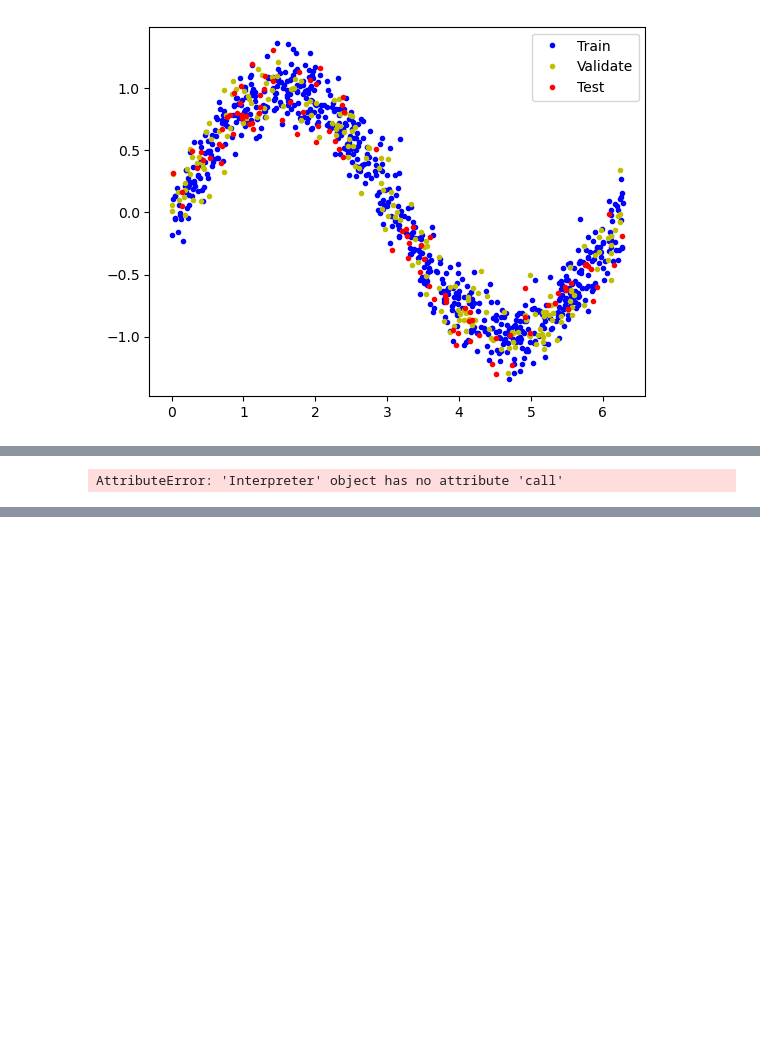
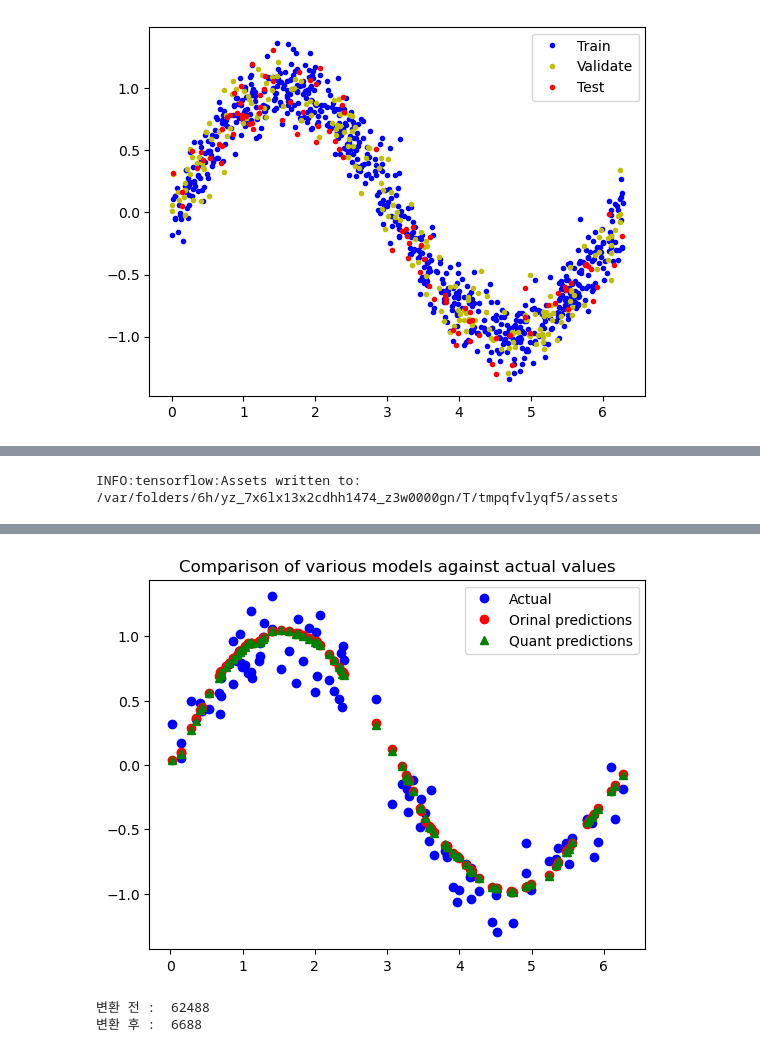
Before and after one commit to undefined-rainy-storm/embedded-raspi-course, a Jupyter notebook: src/runner-lecture-1/train.ipynb, the cells around one changed output, grey strips where cells are left out. Drawn from its saved outputs; the diff is of its cells as text; code cells hidden in the pictures; blank space fills up the shorter version.

```diff
--- a/src/runner-lecture-1/train.ipynb
+++ b/src/runner-lecture-1/train.ipynb
@@ -175,20 +178,17 @@ plt.show()
 # %%
-#모델을 라즈베리 파이 보드에 올려 돌리기 위해 양자화
 converter = tf.lite.TFLiteConverter.from_keras_model(model)
 converter.optimizations = [tf.lite.Optimize.DEFAULT]
 
-#양자화를 위한 대표 데이터셋을 제공. Tensorflow Lite의 양자화는 대표 데이터 셋을 사용해 훈련된 모델을 정수 연산으로 변환.
 def representative_dataset_generator():
     for value in x_test:
         yield [np.array(value, dtype = np.float32, ndmin = 2)]
 
-converter.representative_dataset = representative_dataset_generator #양자화에 사용할 데이터 지정
+converter.representative_dataset = representative_dataset_generator
 converter.experimental_new_converter = True
-tflite_model = converter.convert() # 모델을 Tensorflow 모델로 변환.
-open('./asssets/learned_sin_model_quantized.tflite', 'wb').write(tflite_model) # 모델 저장
+tflite_model = converter.convert()
+open('./assets/learned_sin_model_quantized.tflite', 'wb').write(tflite_model)
 
-#양자화 한 모델 불러와서 테스트
-interpreter = tf.lite.Interpreter(model_path='./assets/learned_sin_model.tflite')
+interpreter = tf.lite.Interpreter(model_path='./assets/learned_sin_model_quantized.tflite')
 interpreter.allocate_tensors()
 input_index = interpreter.get_input_details()[0]['index']
 output_index = interpreter.get_output_details()[0]['index']
@@ -200,8 +200,6 @@ for x_value in x_test:
     interpreter.invoke()
     predict.append(interpreter.get_tensor(output_index)[0])
 
-#predictions : 양자화 전 모델 테스트 결과
-#predict : 양자화 된 모델 테스트 결과
 plt.clf()
 plt.title('Comparison of various models against actual values')
 plt.plot(x_test, y_test, 'bo', label = 'Actual')
@@ -210,12 +208,10 @@ plt.plot(x_test, predict, 'g^', label = 'Quant predictions')
 plt.legend()
 plt.show()
 
-
-#변환 전, 후 저장한 모델의 크기 비교
 import os
 basic_model = os.path.getsize('./assets/learned_sin_model.h5')
 print('변환 전 : ', basic_model)
-trans_model = os.path.getsize('sine_model_quantized.tflite')
+trans_model = os.path.getsize('./assets/learned_sin_model_quantized.tflite')
 print('변환 후 : ', trans_model)
 # %% [output]
-AttributeError: 'Interpreter' object has no attribute 'call'
+INFO:tensorflow:Assets written to: /var/folders/6h/yz_7x6lx13x2cdhh1474_z3w0000gn/T/tmpqfvlyqf5/assets
@@ -221,0 +232,3 @@ AttributeError: 'Interpreter' object has no attribute 'call'
+[figure, added]
+변환 전 :  62488
+변환 후 :  6688
```
Also changed, not shown: parts of 8 cells of this notebook, 5 other files.
